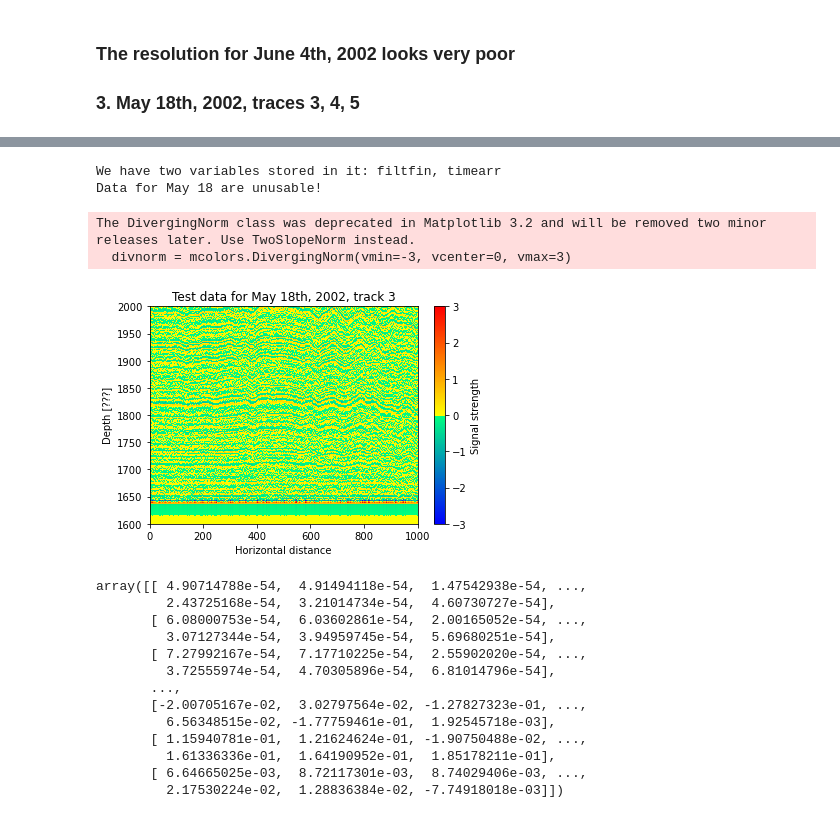
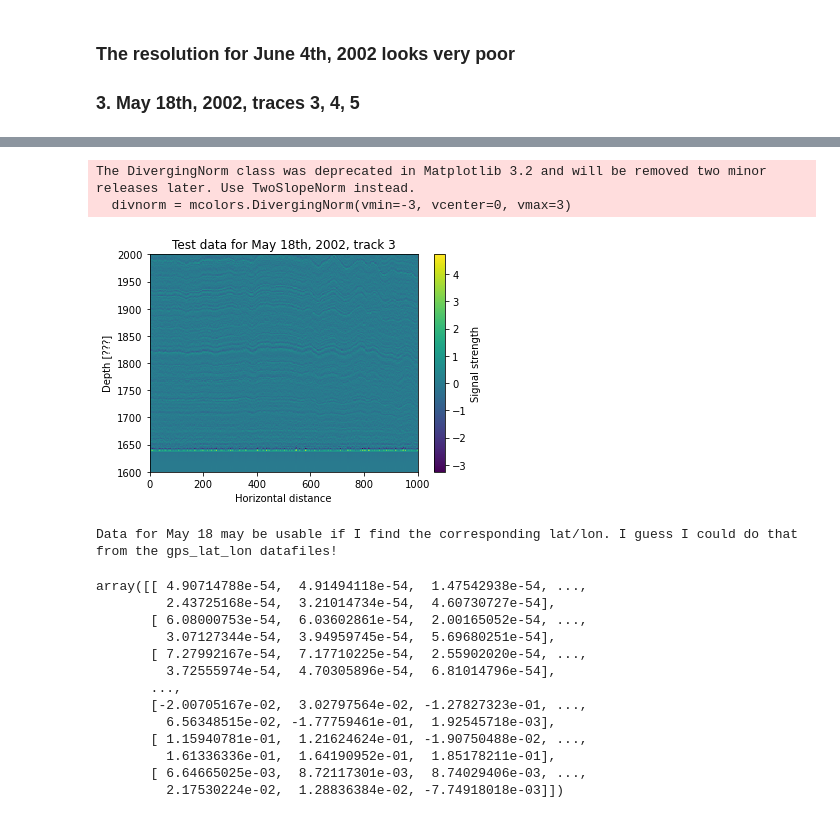
Before and after one commit to jullienn/changing_Greenland_iceslabs, a Jupyter notebook: logbook_investigation_year.ipynb, the cells around one changed output, grey strips where cells are left out. Saved outputs shown, nothing was run; the diff lists cells and outputs as text; code cells hidden in the pictures.

```diff
--- a/logbook_investigation_year.ipynb
+++ b/logbook_investigation_year.ipynb
@@ -419,38 +480,36 @@ Data for May 18 may be usable if I find the corresponding lat/lon. I guess I cou
 # %%
-#Look for data in the 65 < lat < 70 and -50 < lon <-45 square to look for ice slabs
 # --------------------- Build one colormap combining two -------------------- #
 colors1 = pyplot.cm.winter(np.linspace(0., 1, 128))
 colors2 = pyplot.cm.autumn_r(np.linspace(0, 1, 128))
 
 # combine them and build a new colormap
 colors = np.vstack((colors1, colors2))
 mymap = mcolors.LinearSegmentedColormap.from_list('my_colormap', colors)
 # --------------------- Build one colormap combining two -------------------- #
 divnorm = mcolors.DivergingNorm(vmin=-3, vcenter=0, vmax=3)
 
 #Plot filtfin for trace 3
 pyplot.figure()
 #Change the size of the figure
 #pyplot.rcParams["figure.figsize"]=20,20
-color_map=pyplot.pcolor(may18_02_3_filtfin,cmap=mymap,norm=divnorm)
+color_map=pyplot.pcolor(may18_02_3_filtfin)#,cmap=mymap,norm=divnorm)
 pyplot.ylabel('Depth [???]')
 #pyplot.xticks(ticks=pd.Series(np.arange(0,len(lat_series),1)),labels=lat_series)
 pyplot.xlabel('Horizontal distance')
 pyplot.ylim(1600, 2000)
 #pyplot.yticks(ticks=pd.Series(np.arange(0,len(height_series),1)),labels=height_series)
 pyplot.title('Test data for May 18th, 2002, track 3')
 cbar=pyplot.colorbar()
 cbar.set_label('Signal strength')
 pyplot.show()
 # ---------
 
 print('Data for May 18 may be usable if I find the corresponding lat/lon. I guess I could do that from the gps_lat_lon datafiles!')
 # %% [output]
-We have two variables stored in it: filtfin, timearr
-Data for May 18 are unusable!
+The DivergingNorm class was deprecated in Matplotlib 3.2 and will be removed two minor releases later. Use TwoSlopeNorm instead.
+  divnorm = mcolors.DivergingNorm(vmin=-3, vcenter=0, vmax=3)
+[figure, new version]
-The DivergingNorm class was deprecated in Matplotlib 3.2 and will be removed two minor releases later. Use TwoSlopeNorm instead.
-  divnorm = mcolors.DivergingNorm(vmin=-3, vcenter=0, vmax=3)
+Data for May 18 may be usable if I find the corresponding lat/lon. I guess I could do that from the gps_lat_lon datafiles!
-[figure, old version]
 # %%
 #Let's do a test with the variable 'filtfin', which is the only one who is a matrix
 may18_02_4 = scipy.io.loadmat('C://Users//Nicolas Jullien//Documents//PhD//iceslabs_processing//iceslabs_MacFerrin//data//2002//may18_02_4.mat')
```
Also changed, not shown: parts of 22 cells of this notebook, 1 other file.
